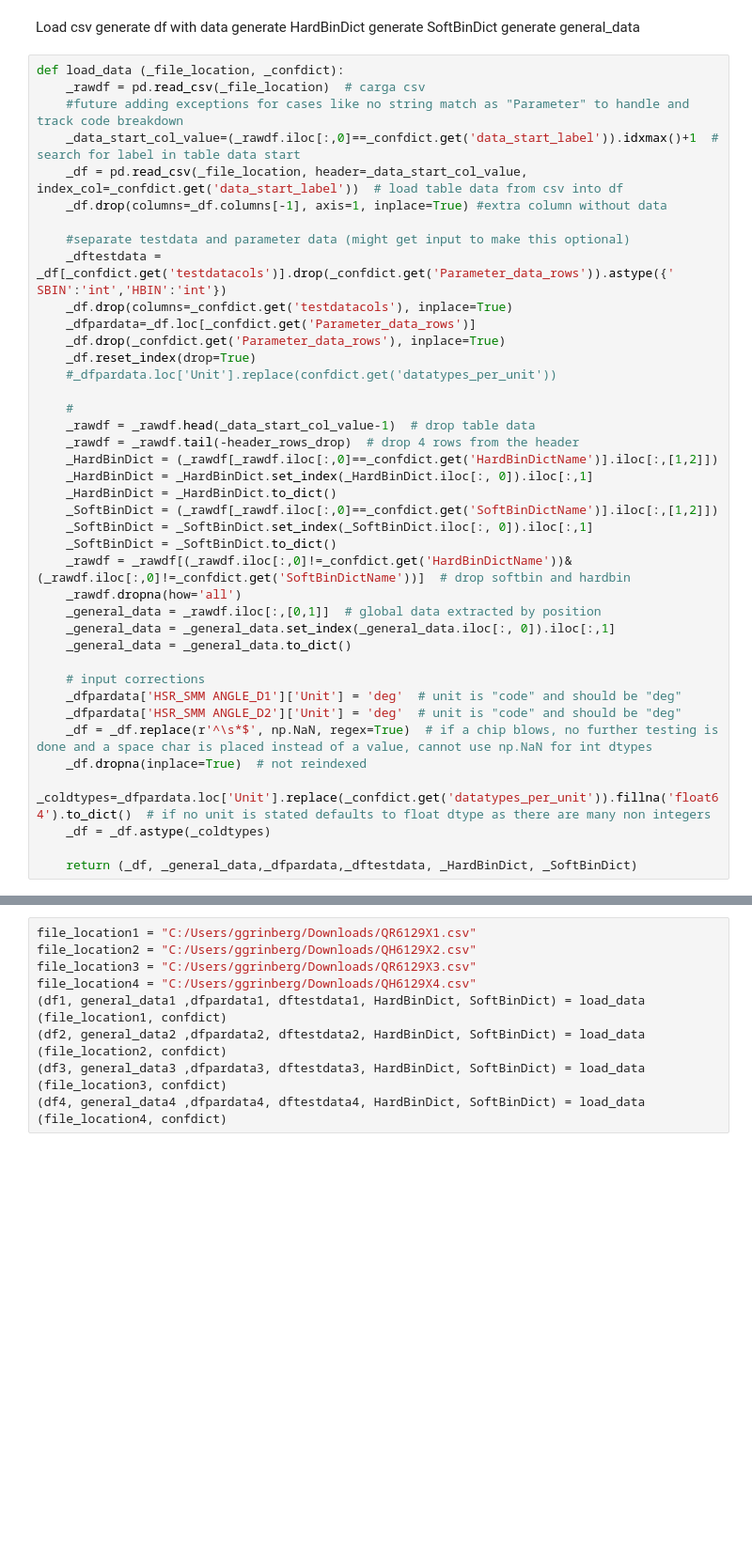
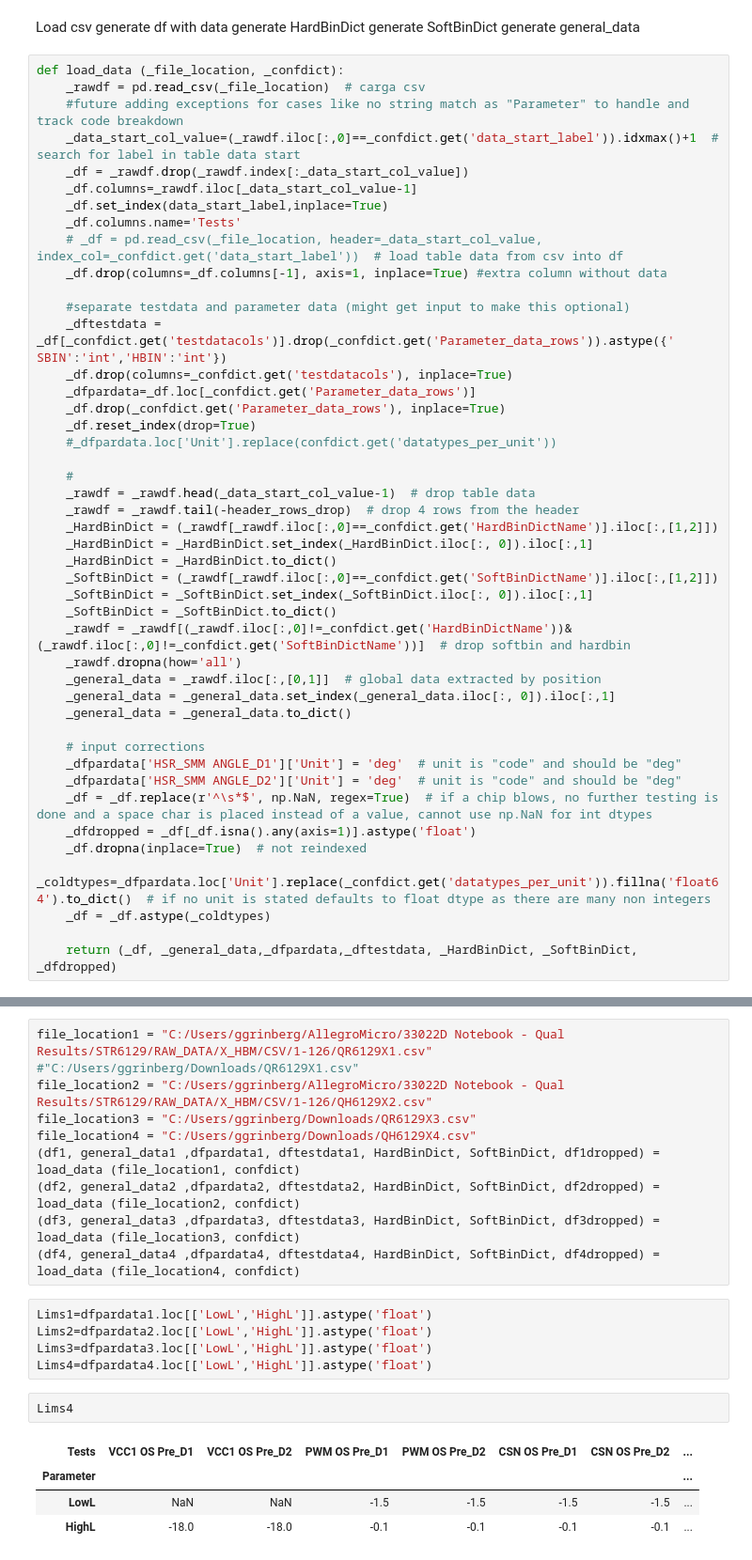
Before and after one commit to codergufo/TestMuncher, a Jupyter notebook: testmuncher.ipynb, the cells around one changed output, grey strips where cells are left out. Shown at 94% size. Drawn from its saved outputs; the diff is of its cells as text; blank space fills up the shorter version.

```diff
--- a/testmuncher.ipynb
+++ b/testmuncher.ipynb
@@ -69,7 +69,11 @@ def load_data (_file_location, _confdict):
     _rawdf = pd.read_csv(_file_location)  # carga csv
     #future adding exceptions for cases like no string match as "Parameter" to handle and track code breakdown
     _data_start_col_value=(_rawdf.iloc[:,0]==_confdict.get('data_start_label')).idxmax()+1  # search for label in table data start
-    _df = pd.read_csv(_file_location, header=_data_start_col_value, index_col=_confdict.get('data_start_label'))  # load table data from csv into df
+    _df = _rawdf.drop(_rawdf.index[:_data_start_col_value])
+    _df.columns=_rawdf.iloc[_data_start_col_value-1]
+    _df.set_index(data_start_label,inplace=True)
+    _df.columns.name='Tests'
+    # _df = pd.read_csv(_file_location, header=_data_start_col_value, index_col=_confdict.get('data_start_label'))  # load table data from csv into df
     _df.drop(columns=_df.columns[-1], axis=1, inplace=True) #extra column without data
 
     #separate testdata and parameter data (might get input to make this optional)
@@ -99,8 +103,9 @@ def load_data (_file_location, _confdict):
     _dfpardata['HSR_SMM ANGLE_D1']['Unit'] = 'deg'  # unit is "code" and should be "deg"
     _dfpardata['HSR_SMM ANGLE_D2']['Unit'] = 'deg'  # unit is "code" and should be "deg"
     _df = _df.replace(r'^\s*$', np.NaN, regex=True)  # if a chip blows, no further testing is done and a space char is placed instead of a value, cannot use np.NaN for int dtypes
+    _dfdropped = _df[_df.isna().any(axis=1)].astype('float')
     _df.dropna(inplace=True)  # not reindexed
     _coldtypes=_dfpardata.loc['Unit'].replace(_confdict.get('datatypes_per_unit')).fillna('float64').to_dict()  # if no unit is stated defaults to float dtype as there are many non integers
     _df = _df.astype(_coldtypes)
 
-    return (_df, _general_data,_dfpardata,_dftestdata, _HardBinDict, _SoftBinDict)
+    return (_df, _general_data,_dfpardata,_dftestdata, _HardBinDict, _SoftBinDict, _dfdropped)
@@ -107,9 +123,21 @@ def load_data (_file_location, _confdict):
 # %%
-file_location1 = "C:/Users/ggrinberg/Downloads/QR6129X1.csv"
-file_location2 = "C:/Users/ggrinberg/Downloads/QH6129X2.csv"
+file_location1 = "C:/Users/ggrinberg/AllegroMicro/33022D Notebook - Qual Results/STR6129/RAW_DATA/X_HBM/CSV/1-126/QR6129X1.csv"  #"C:/Users/ggrinberg/Downloads/QR6129X1.csv"
+file_location2 = "C:/Users/ggrinberg/AllegroMicro/33022D Notebook - Qual Results/STR6129/RAW_DATA/X_HBM/CSV/1-126/QH6129X2.csv"
 file_location3 = "C:/Users/ggrinberg/Downloads/QR6129X3.csv"
 file_location4 = "C:/Users/ggrinberg/Downloads/QH6129X4.csv"
-(df1, general_data1 ,dfpardata1, dftestdata1, HardBinDict, SoftBinDict) = load_data (file_location1, confdict)
-(df2, general_data2 ,dfpardata2, dftestdata2, HardBinDict, SoftBinDict) = load_data (file_location2, confdict)
-(df3, general_data3 ,dfpardata3, dftestdata3, HardBinDict, SoftBinDict) = load_data (file_location3, confdict)
-(df4, general_data4 ,dfpardata4, dftestdata4, HardBinDict, SoftBinDict) = load_data (file_location4, confdict)
+(df1, general_data1 ,dfpardata1, dftestdata1, HardBinDict, SoftBinDict, df1dropped) = load_data (file_location1, confdict)
+(df2, general_data2 ,dfpardata2, dftestdata2, HardBinDict, SoftBinDict, df2dropped) = load_data (file_location2, confdict)
+(df3, general_data3 ,dfpardata3, dftestdata3, HardBinDict, SoftBinDict, df3dropped) = load_data (file_location3, confdict)
+(df4, general_data4 ,dfpardata4, dftestdata4, HardBinDict, SoftBinDict, df4dropped) = load_data (file_location4, confdict)
+# %%
+Lims1=dfpardata1.loc[['LowL','HighL']].astype('float')
+Lims2=dfpardata2.loc[['LowL','HighL']].astype('float')
+Lims3=dfpardata3.loc[['LowL','HighL']].astype('float')
+Lims4=dfpardata4.loc[['LowL','HighL']].astype('float')
+# %%
+Lims4
+# %% [output]
+| Tests | VCC1 OS Pre_D1 | VCC1 OS Pre_D2 | PWM OS Pre_D1 | PWM OS Pre_D2 | CSN OS Pre_D1 | CSN OS Pre_D2 | ... |
+| Parameter |  |  |  |  |  |  | ... |
+| LowL | NaN | NaN | -1.5 | -1.5 | -1.5 | -1.5 | ... |
+| HighL | -18.0 | -18.0 | -0.1 | -0.1 | -0.1 | -0.1 | ... |
```
Also changed, not shown: parts of 22 cells of this notebook, 2 other files.
